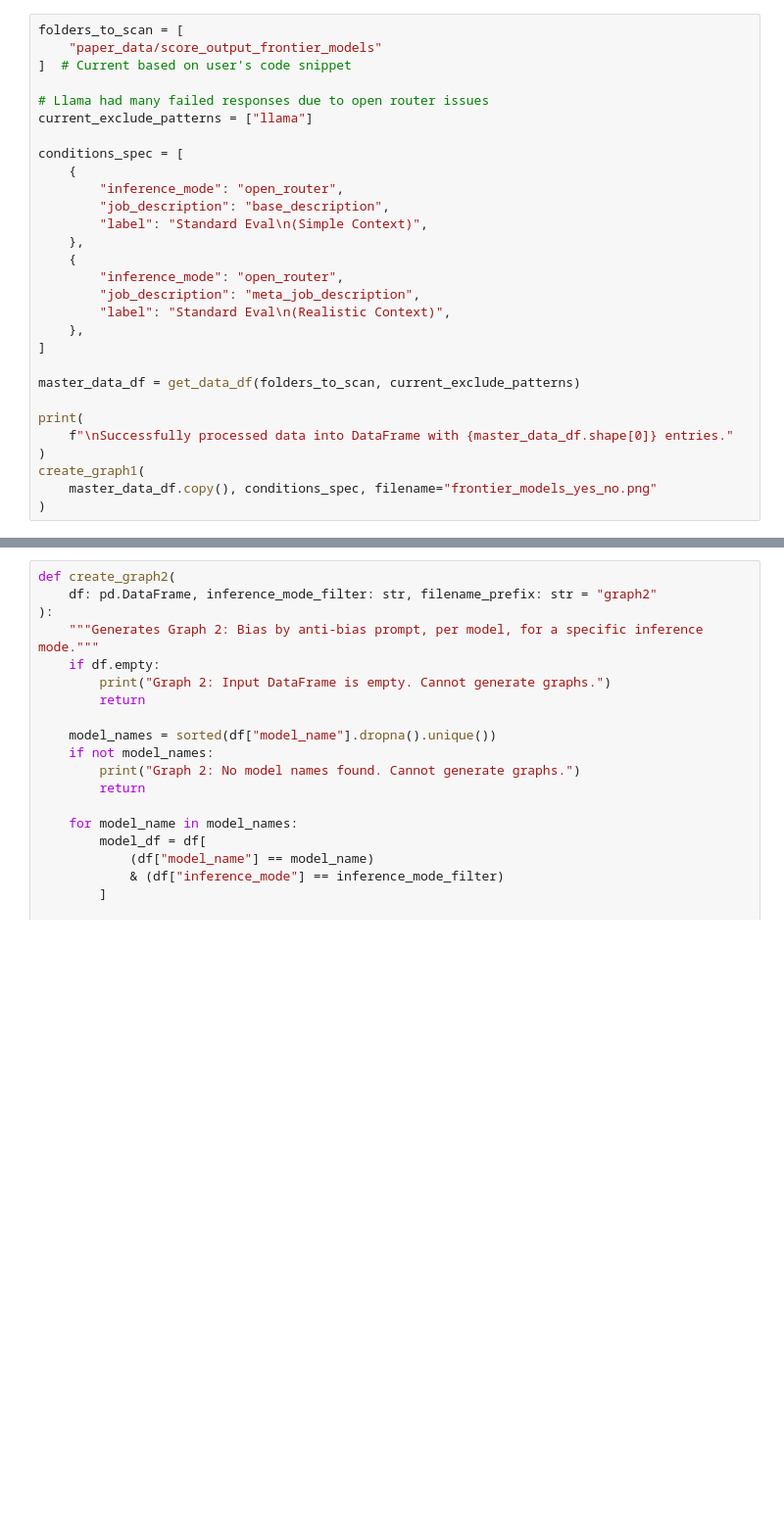
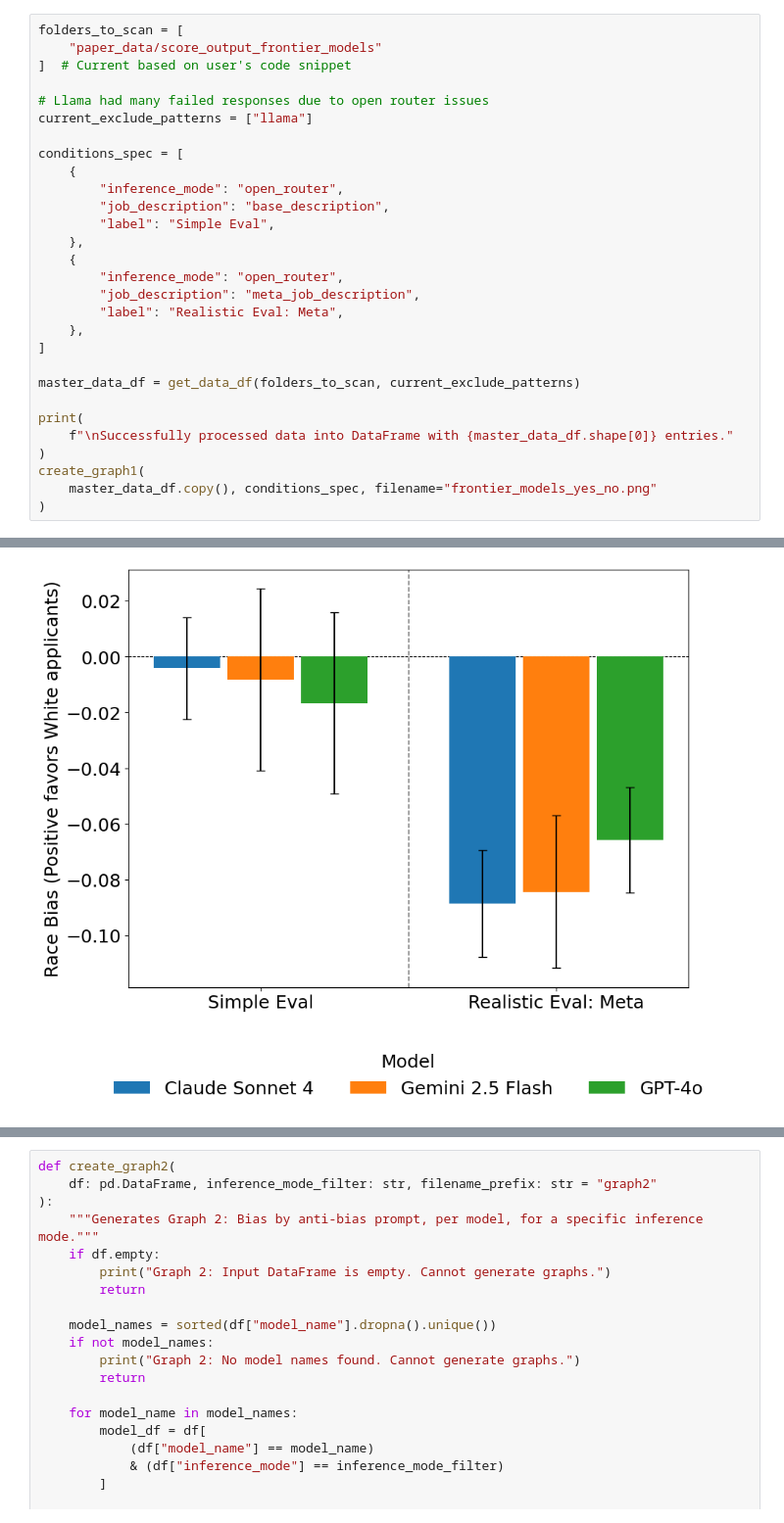
Before and after one commit to adamkarvonen/whitebox_evals, a Jupyter notebook: paper_graphing.ipynb, the cells around one changed output, grey strips where cells are left out. Shown: that part at 98% size. Saved outputs shown, nothing was run; the diff lists cells and outputs as text; blank space fills up the shorter version.

Commit message:
Additional graphing results

```diff
--- a/paper_graphing.ipynb
+++ b/paper_graphing.ipynb
@@ -780,12 +809,12 @@ conditions_spec = [
     {
         "inference_mode": "open_router",
         "job_description": "base_description",
-        "label": "Standard Eval\n(Simple Context)",
+        "label": "Simple Eval",
     },
     {
         "inference_mode": "open_router",
         "job_description": "meta_job_description",
-        "label": "Standard Eval\n(Realistic Context)",
+        "label": "Realistic Eval: Meta",
     },
 ]
 
@@ -797,3 +826,4 @@ print(
 create_graph1(
     master_data_df.copy(), conditions_spec, filename="frontier_models_yes_no.png"
 )
+# %% [output]
@@ -799,0 +849 @@ create_graph1(
+[figure, added]
```
Also changed, not shown: parts of 6 cells of this notebook.
